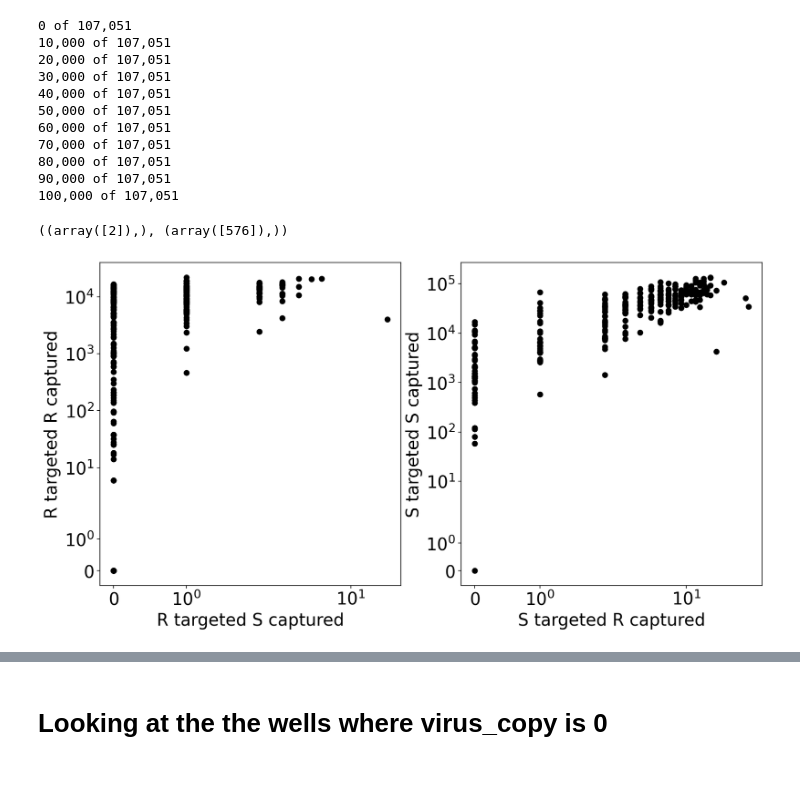
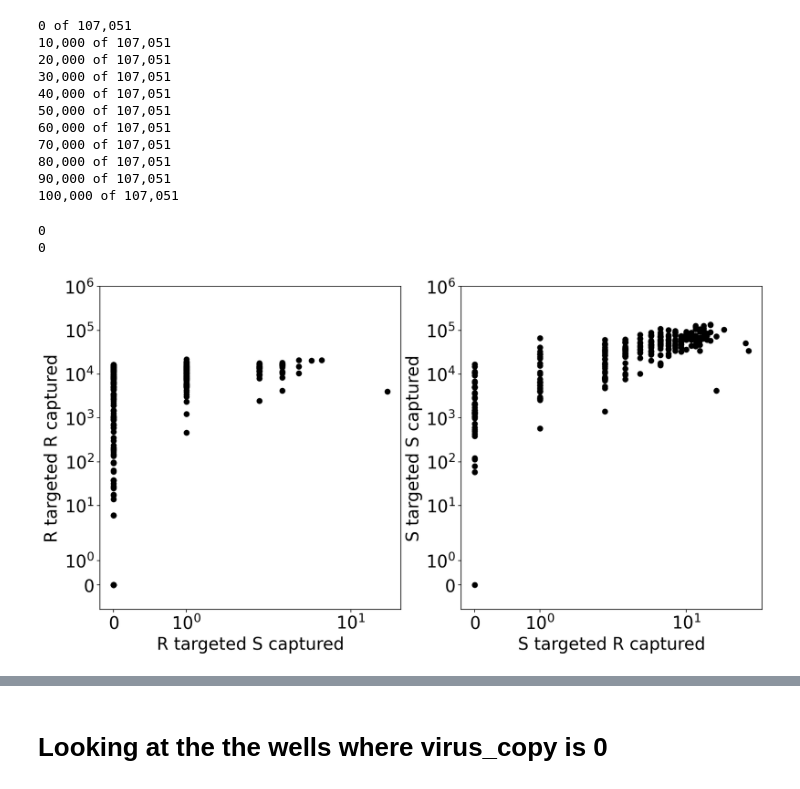
Before and after one commit to joshsbloom/swabseq, a Jupyter notebook: kb/notebooks/barcode_swapping.ipynb, the cells around one changed output, grey strips where cells are left out. Saved outputs shown, nothing was run; the diff lists cells and outputs as text; code cells hidden in the pictures.

```diff
--- a/kb/notebooks/barcode_swapping.ipynb
+++ b/kb/notebooks/barcode_swapping.ipynb
@@ -265,39 +265,44 @@ for idx, (i1, i2, row) in enumerate(zip(index, index2, mtx)):
 80,000 of 107,051
 90,000 of 107,051
 100,000 of 107,051
-# %%
-np.where(bcs=="CAGCATTGCA"), np.where(bcs=="CTTCTAGCAT")
-# %% [output]
-((array([2]),), (array([576]),))
+# %%
+# flipped barcodes are zero (because we remove them in the correct step)
+print(conf[0][~dir_mask,:][:,~dir_mask].sum())
+print(conf[1][~dir_mask,:][:,~dir_mask].sum())
+# %% [output]
+0
+0
 # %%
 fig, ax = plt.subplots(figsize=(14,7), ncols=2)
 
 x = np.diag(conf[0])[dir_mask][isr_mask]
 y = np.diag(conf[1])[dir_mask][isr_mask]
 
 ax[0].scatter(x, y, color="k")
 
 kwd = {
     "yscale":"symlog",
     "xscale":"symlog",
     "xlabel": "R targeted S captured",
-    "ylabel": "R targeted R captured"
+    "ylabel": "R targeted R captured",
+    "ylim": (-1, 10**6)
 }
 ax[0].set(**kwd)
 #############################
 x = np.diag(conf[1])[dir_mask][~isr_mask]
 y = np.diag(conf[0])[dir_mask][~isr_mask]
 
 ax[1].scatter(x, y, color="k")
 
 kwd = {
     "yscale":"symlog",
     "xscale":"symlog",
     "xlabel": "S targeted R captured",
-    "ylabel": "S targeted S captured"
+    "ylabel": "S targeted S captured",
+    "ylim": (-1, 10**6)
 }
 ax[1].set(**kwd)
 
 fig.show()
 # %% [output]
-[figure, old version]
+[figure, new version]
```
Also changed, not shown: parts of 49 cells of this notebook.
